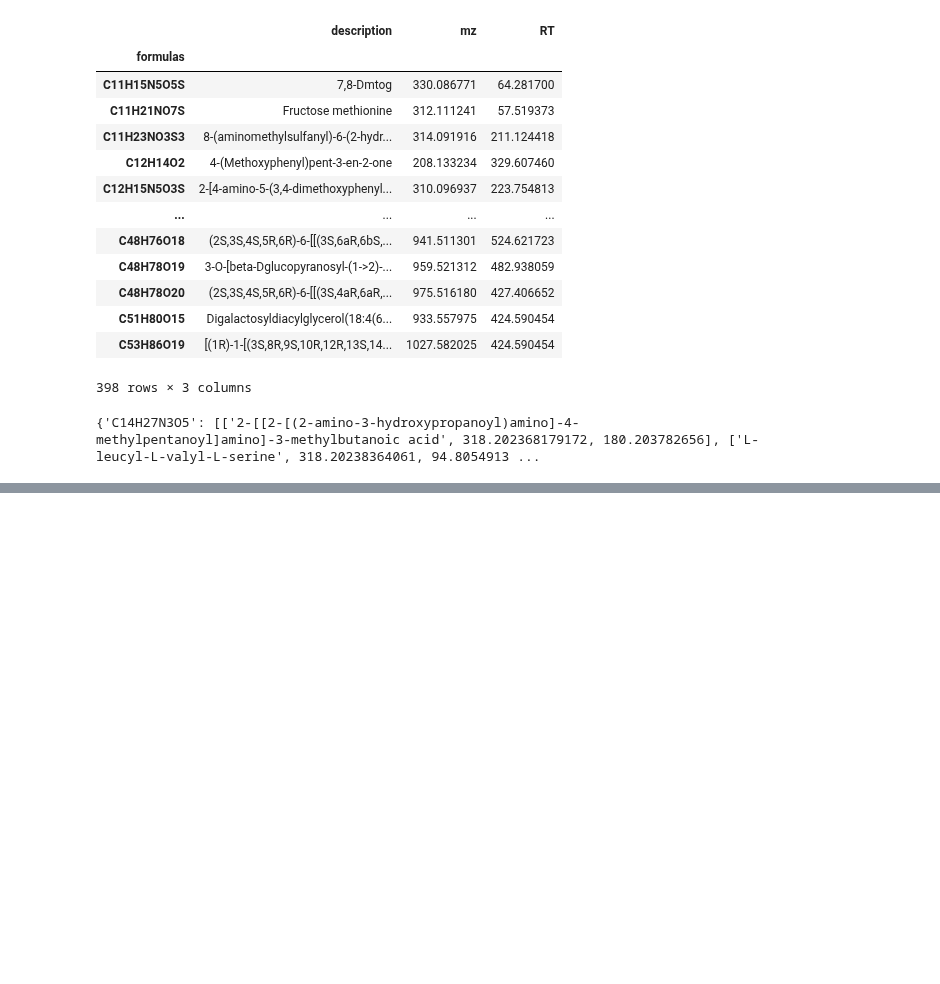
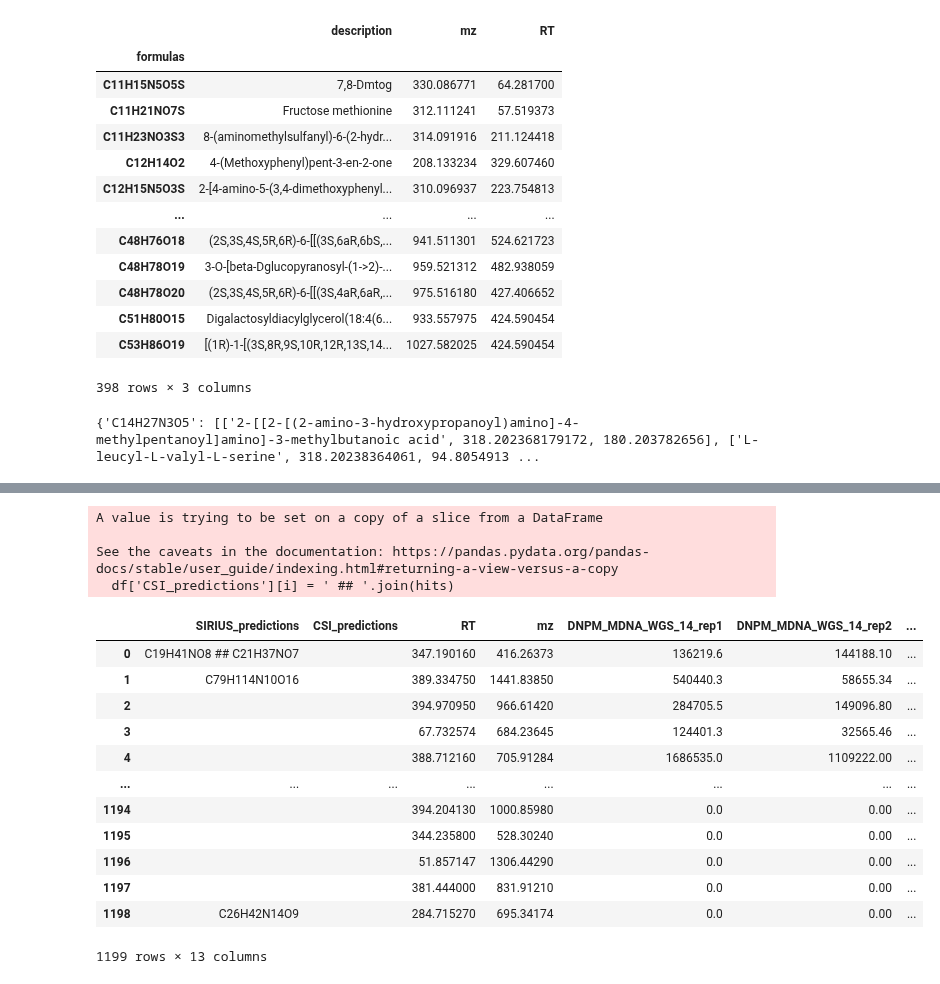
Before and after one commit to eeko-kon/pyOpenMS_UmetaFlow, a Jupyter notebook: 8.1_DataAnalysis.ipynb, the cells around one changed output, grey strips where cells are left out. Drawn from its saved outputs; the diff is of its cells as text; code cells hidden in the pictures; blank space fills up the shorter version.

```diff
--- a/8.1_DataAnalysis.ipynb
+++ b/8.1_DataAnalysis.ipynb
@@ -741,4 +727,0 @@ Butcher it if it doesn't collapse all dictionary to 1 list(for now):
-# %%
-for key, values in enumerate(dict.values()):
-    del values[1:]
-dict
@@ -931,0 +893,3 @@ DF
+# %%
+df= pd.read_csv("results/Requant/FeatureMatrix_Rep_Flt.tsv", sep="\t")
+df
@@ -931,0 +910,32 @@ DF
+# %%
+df.insert(0, 'CSI_predictions', '')
+
+for i, mz, rt in zip(df.index, df['mz'], df['RT']):
+    hits = []
+    for name, Pred_mz, Pred_rt, in zip(DF_CSI['description'], DF_CSI['mz'], DF_CSI['RT']):
+        mass_delta = (abs(Pred_mz-mz)/Pred_mz)*1000000.0 if Pred_mz != 0 else 0
+        if (Pred_rt >= rt-20.0) & (Pred_rt <= rt+20.0) & (mass_delta<= 20.0):
+            hit = f'{name}'
+            if hit not in hits:
+                hits.append(hit)
+    df['CSI_predictions'][i] = ' ## '.join(hits)
+
+df
+# %% [output]
+A value is trying to be set on a copy of a slice from a DataFrame
+
+See the caveats in the documentation: https://pandas.pydata.org/pandas-docs/stable/user_guide/indexing.html#returning-a-view-versus-a-copy
+  df['CSI_predictions'][i] = ' ## '.join(hits)
+|  | SIRIUS_predictions | CSI_predictions | RT | mz | DNPM_MDNA_WGS_14_rep1 | DNPM_MDNA_WGS_14_rep2 | ... |
+| 0 | C19H41NO8 ## C21H37NO7 |  | 347.190160 | 416.26373 | 136219.6 | 144188.10 | ... |
+| 1 | C79H114N10O16 |  | 389.334750 | 1441.83850 | 540440.3 | 58655.34 | ... |
+| 2 |  |  | 394.970950 | 966.61420 | 284705.5 | 149096.80 | ... |
+| 3 |  |  | 67.732574 | 684.23645 | 124401.3 | 32565.46 | ... |
+| 4 |  |  | 388.712160 | 705.91284 | 1686535.0 | 1109222.00 | ... |
+| ... | ... | ... | ... | ... | ... | ... | ... |
+| 1194 |  |  | 394.204130 | 1000.85980 | 0.0 | 0.00 | ... |
+| 1195 |  |  | 344.235800 | 528.30240 | 0.0 | 0.00 | ... |
+| 1196 |  |  | 51.857147 | 1306.44290 | 0.0 | 0.00 | ... |
+| 1197 |  |  | 381.444000 | 831.91210 | 0.0 | 0.00 | ... |
+| 1198 | C26H42N14O9 |  | 284.715270 | 695.34174 | 0.0 | 0.00 | ... |
+1199 rows × 13 columns
```
Also changed, not shown: parts of 24 cells of this notebook, 4 other files.
